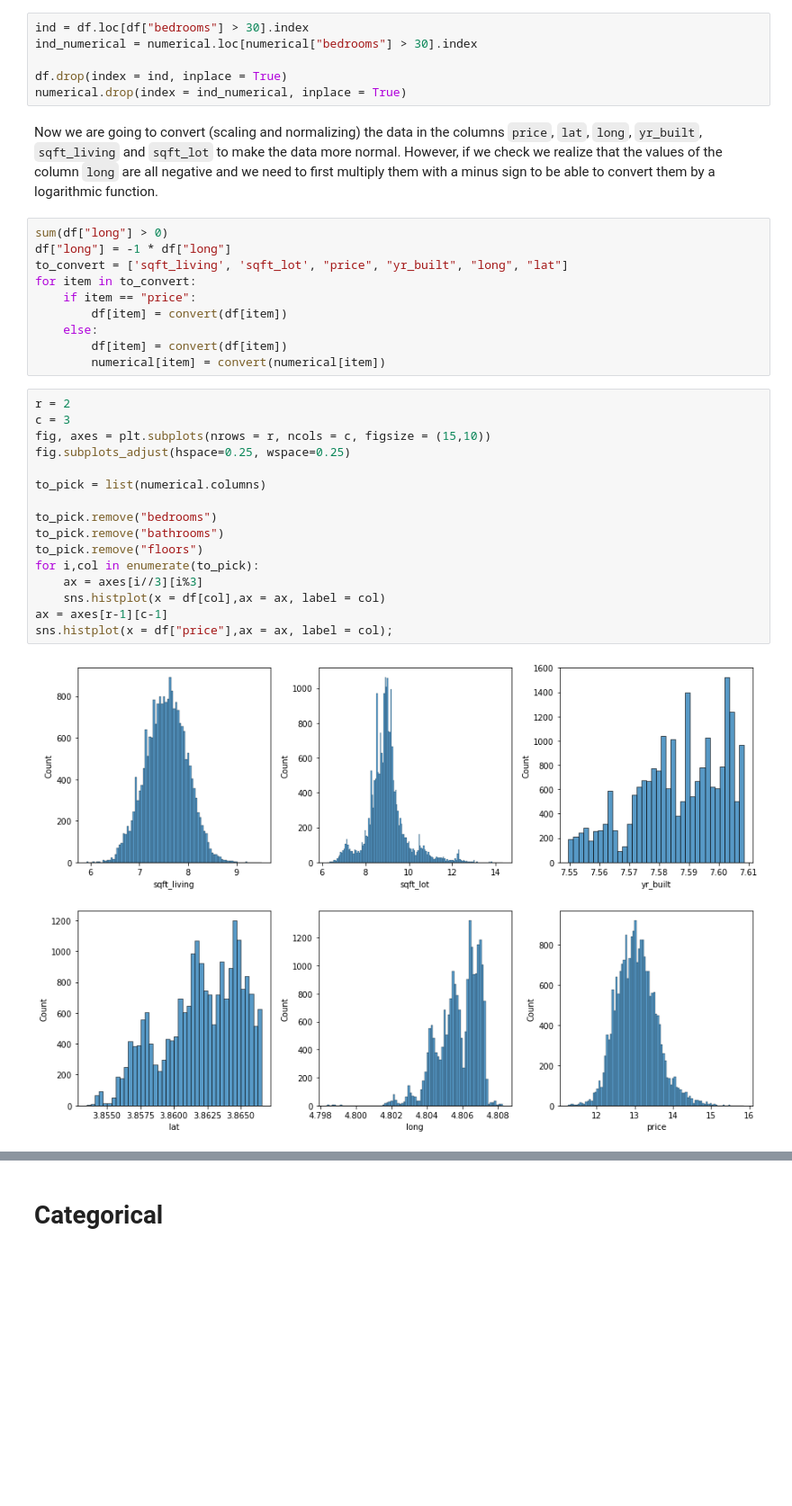
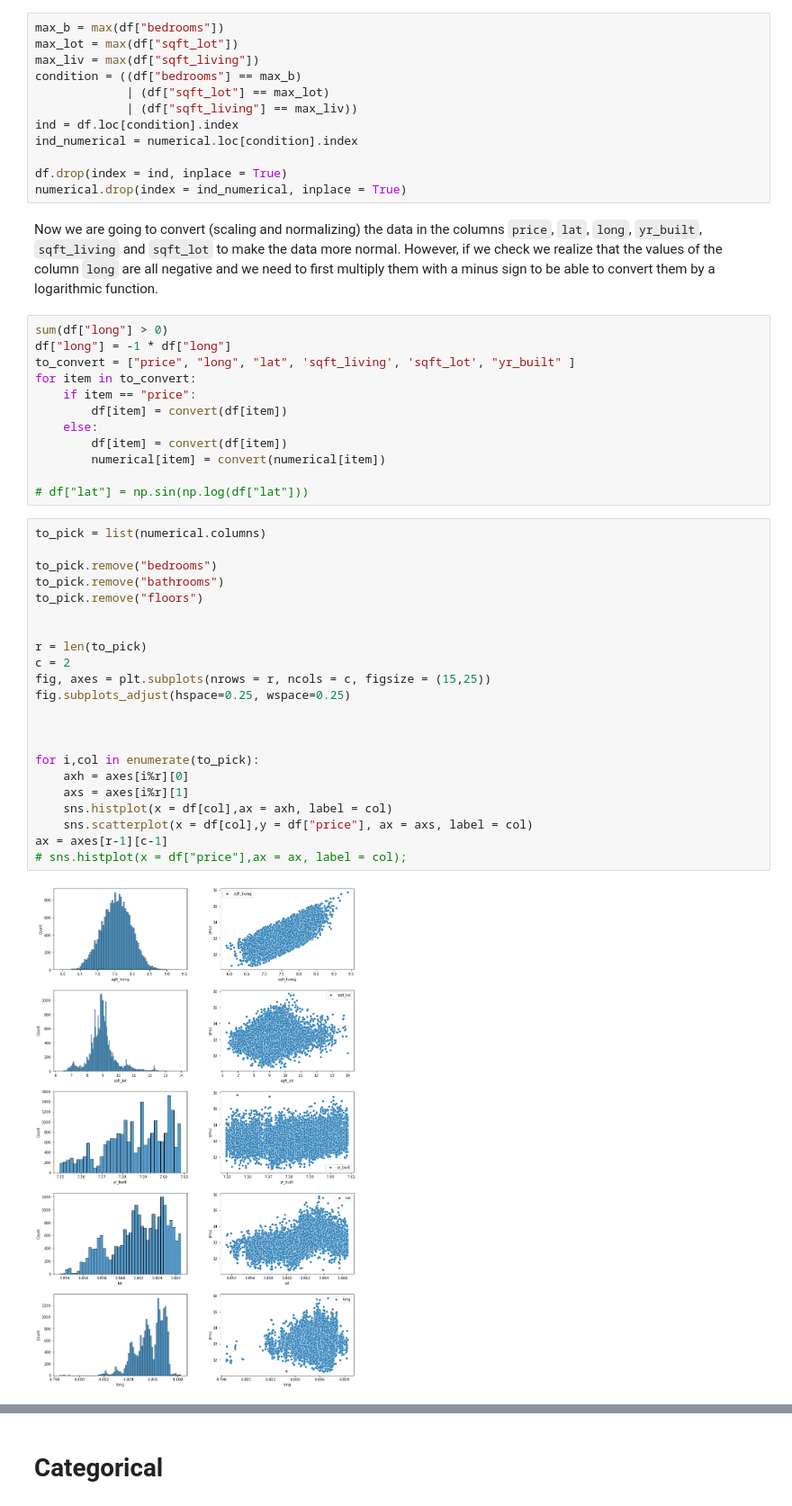
Before and after one commit to miladshiraniUCB/King-County-Property-Prices-Prediction, a Jupyter notebook: student.ipynb, the cells around one changed output, grey strips where cells are left out. Shown at 90% size. Saved outputs shown, nothing was run; the diff lists cells and outputs as text; blank space fills up the shorter version.

```diff
--- a/student.ipynb
+++ b/student.ipynb
@@ -239,6 +239,12 @@ As we can see there is an outlier in the total number of bedrooms. So we are goi
 # %%
-ind = df.loc[df["bedrooms"] > 30].index
-ind_numerical = numerical.loc[numerical["bedrooms"] > 30].index
+max_b = max(df["bedrooms"])
+max_lot = max(df["sqft_lot"])
+max_liv = max(df["sqft_living"])
+condition = ((df["bedrooms"] == max_b)
+             | (df["sqft_lot"] == max_lot)
+             | (df["sqft_living"] == max_liv))
+ind = df.loc[condition].index
+ind_numerical = numerical.loc[condition].index
 
 df.drop(index = ind, inplace = True)
 numerical.drop(index = ind_numerical, inplace = True)
@@ -247,28 +253,36 @@ Now we are going to convert (scaling and normalizing) the data in the columns `p
 # %%
 sum(df["long"] > 0)
 df["long"] = -1 * df["long"]
-to_convert = ['sqft_living', 'sqft_lot', "price", "yr_built", "long", "lat"]
+to_convert = ["price", "long", "lat", 'sqft_living', 'sqft_lot', "yr_built" ]
 for item in to_convert:
     if item == "price":
         df[item] = convert(df[item])
     else:
         df[item] = convert(df[item])
         numerical[item] = convert(numerical[item])
+
+# df["lat"] = np.sin(np.log(df["lat"]))
 # %%
-r = 2
-c = 3
-fig, axes = plt.subplots(nrows = r, ncols = c, figsize = (15,10))
-fig.subplots_adjust(hspace=0.25, wspace=0.25)
-
 to_pick = list(numerical.columns)
 
 to_pick.remove("bedrooms")
 to_pick.remove("bathrooms")
 to_pick.remove("floors")
+
+
+r = len(to_pick)
+c = 2
+fig, axes = plt.subplots(nrows = r, ncols = c, figsize = (15,25))
+fig.subplots_adjust(hspace=0.25, wspace=0.25)
+
+
+
 for i,col in enumerate(to_pick):
-    ax = axes[i//3][i%3]
-    sns.histplot(x = df[col],ax = ax, label = col)
+    axh = axes[i%r][0]
+    axs = axes[i%r][1]
+    sns.histplot(x = df[col],ax = axh, label = col)
+    sns.scatterplot(x = df[col],y = df["price"], ax = axs, label = col)
 ax = axes[r-1][c-1]
-sns.histplot(x = df["price"],ax = ax, label = col);
+# sns.histplot(x = df["price"],ax = ax, label = col);
 # %% [output]
-[figure, old version]
+[figure, new version]
```
Also changed, not shown: parts of 51 cells of this notebook.
